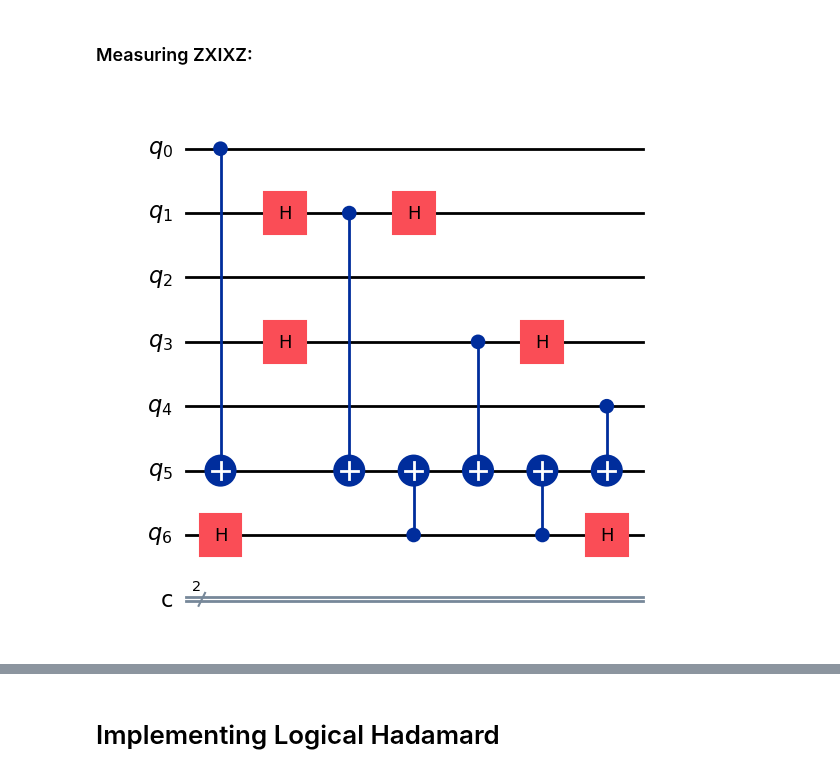
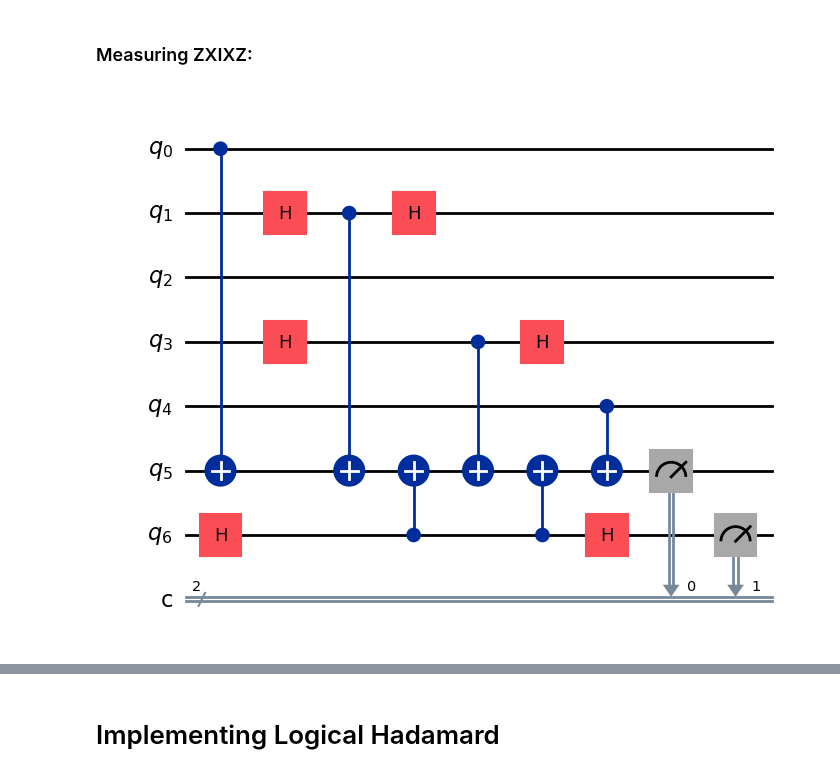
Before and after one commit to Sal7ySalt/Smallest-MSD-Protocol, a Jupyter notebook: 5_qubit_code/5_qubit_code.ipynb, the cells around one changed output, grey strips where cells are left out. Saved outputs shown, nothing was run; the diff lists cells and outputs as text; code cells hidden in the pictures.

```diff
--- a/5_qubit_code/5_qubit_code.ipynb
+++ b/5_qubit_code/5_qubit_code.ipynb
@@ -222,29 +222,32 @@ meas_circuit3.measure([5, 6], [0, 1])
 # %%
 # Last two qubits are syndrome and flag qubits
 QEC_circ4 = QuantumCircuit(7,2)
 
 # Last qubit is initialized to be |+>
 QEC_circ4.h(6)
 
 QEC_circ4.cx(0, 5)
 
 QEC_circ4.h(1)
 QEC_circ4.cx(1, 5)
 QEC_circ4.h(1)
 
 QEC_circ4.cx(6, 5)
 
 QEC_circ4.h(3)
 QEC_circ4.cx(3, 5)
 QEC_circ4.h(3)
 
 QEC_circ4.cx(6, 5)
 
 QEC_circ4.cx(4, 5)
 
 # To measure the last qubit in the X basis
 QEC_circ4.h(6)
 
+# Measure
+QEC_circ4.measure([5, 6], [0, 1])
+
 display(QEC_circ4.draw(output='mpl'))
 # %% [output]
-[figure, old version]
+[figure, new version]
```
Also changed, not shown: parts of 9 cells of this notebook.
